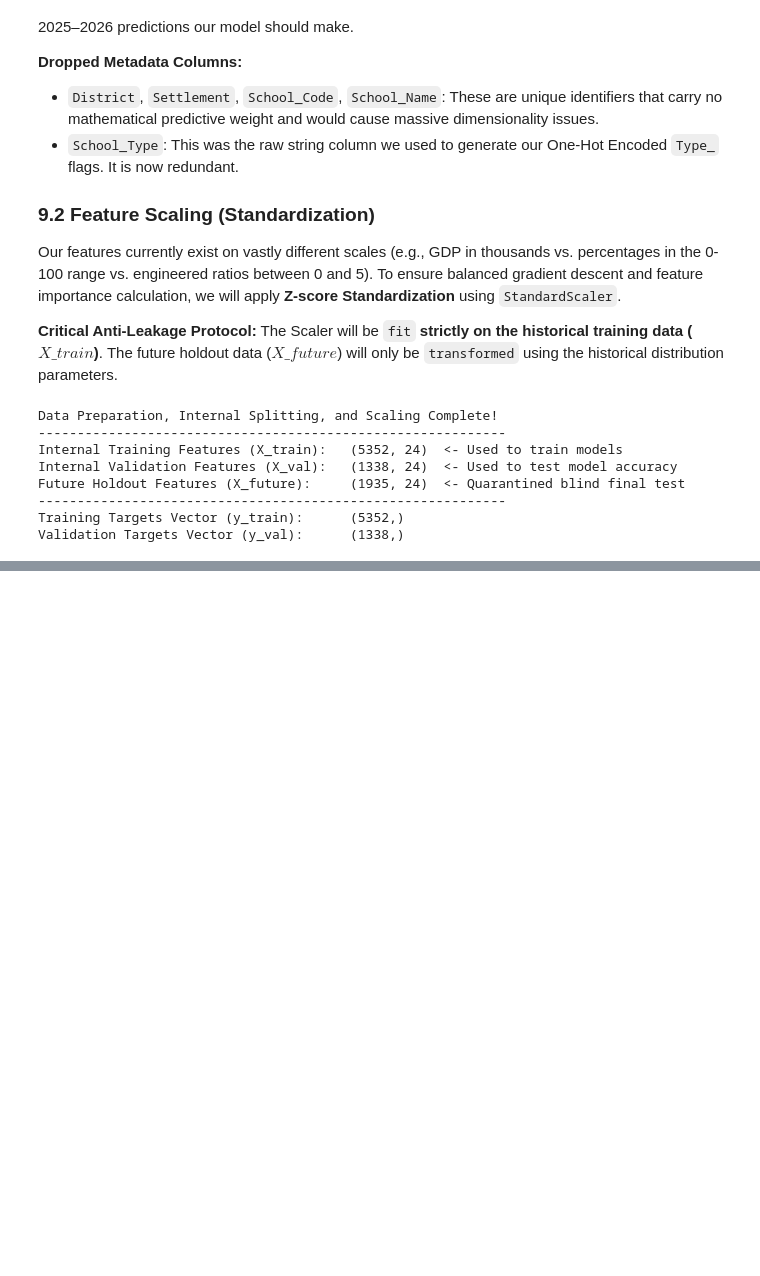
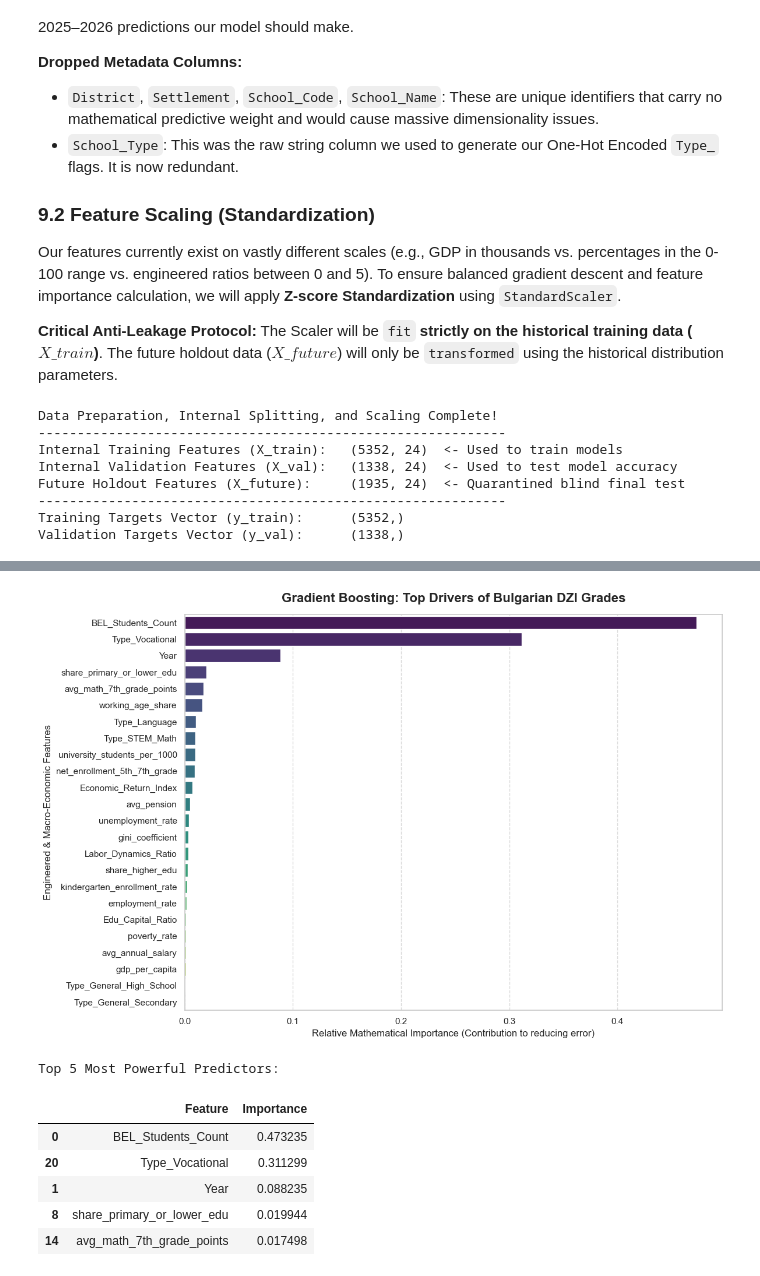
Before and after one commit to Nalyan-Beytula/Machine-Learning, a Jupyter notebook: predicting_dzi_grades_ml.ipynb, the cells around one changed output, grey strips where cells are left out. Drawn from its saved outputs; the diff is of its cells as text; code cells hidden in the pictures; blank space fills up the shorter version.

```diff
--- a/predicting_dzi_grades_ml.ipynb
+++ b/predicting_dzi_grades_ml.ipynb
@@ -733,0 +836,45 @@ Validation Targets Vector (y_val):      (1338,)
+# %%
+# 1. Extract the feature importances from our winning Gradient Boosting model
+feature_importances = gb_model.feature_importances_
+
+# 2. Map the importances to our clean English column names
+importance_table = pd.DataFrame({
+    'Feature': X_train.columns,
+    'Importance': feature_importances
+})
+
+# 3. Sort the dataframe from most important to least important
+importance_table = importance_table.sort_values(by='Importance', ascending=False)
+
+# 4. Plot the results
+plt.figure(figsize=(12, 8))
+sns.barplot(
+    x='Importance',
+    y='Feature',
+    data=importance_table,
+    palette='viridis',
+    hue='Feature',
+    legend=False
+)
+
+# Formatting the chart for maximum readability
+plt.title('Gradient Boosting: Top Drivers of Bulgarian DZI Grades', fontsize=16, fontweight='bold', pad=15)
+plt.xlabel('Relative Mathematical Importance (Contribution to reducing error)', fontsize=12)
+plt.ylabel('Engineered & Macro-Economic Features', fontsize=12)
+plt.grid(axis='x', linestyle='--', alpha=0.7)
+plt.tight_layout()
+
+plt.show()
+
+# Print the top 5 raw numerical weights
+print("Top 5 Most Powerful Predictors:")
+display(importance_table.head(5))
+# %% [output]
+[figure, added]
+Top 5 Most Powerful Predictors:
+|  | Feature | Importance |
+| 0 | BEL_Students_Count | 0.473235 |
+| 20 | Type_Vocational | 0.311299 |
+| 1 | Year | 0.088235 |
+| 8 | share_primary_or_lower_edu | 0.019944 |
+| 14 | avg_math_7th_grade_points | 0.017498 |
```
Also changed, not shown: parts of 24 cells of this notebook.
